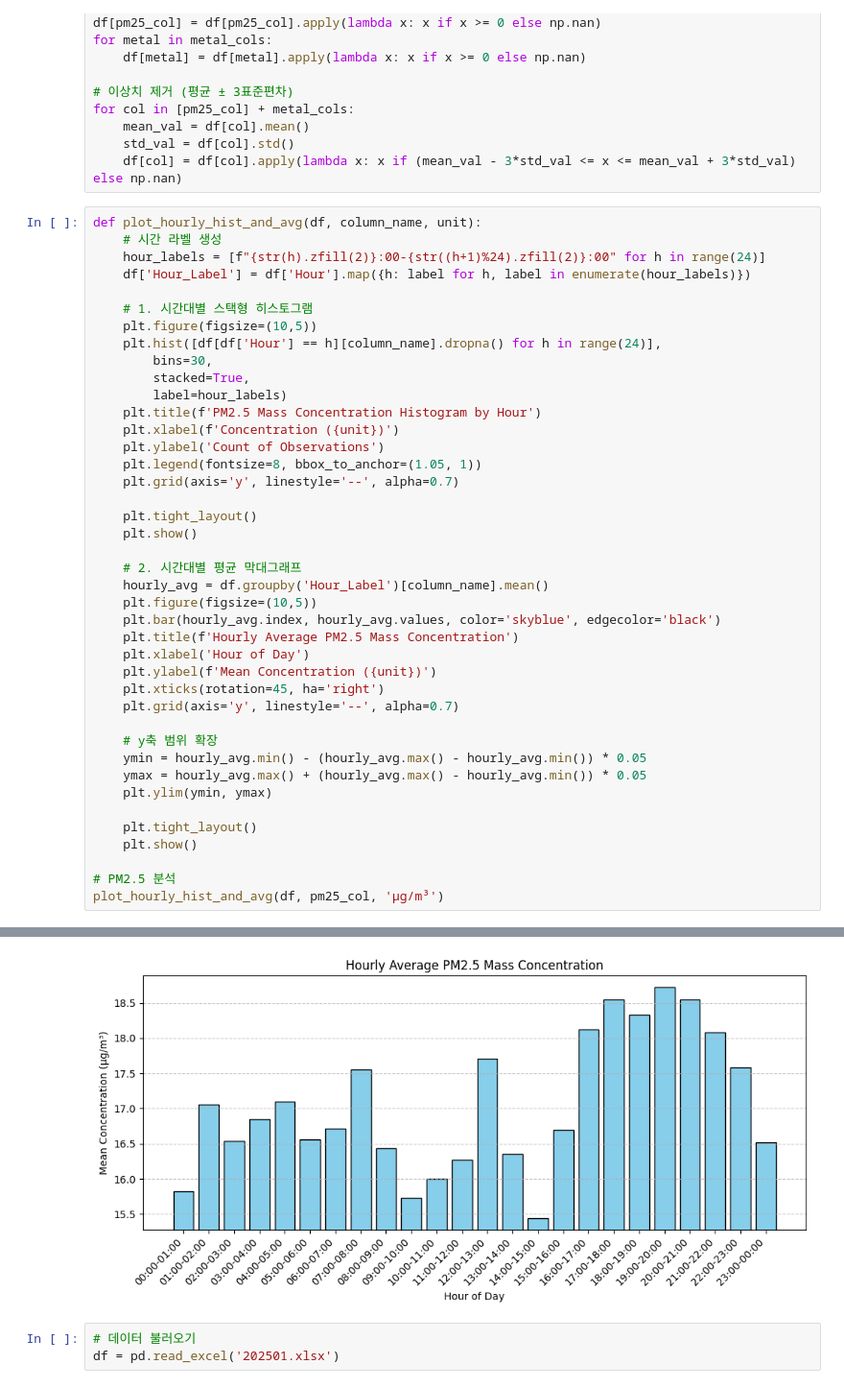
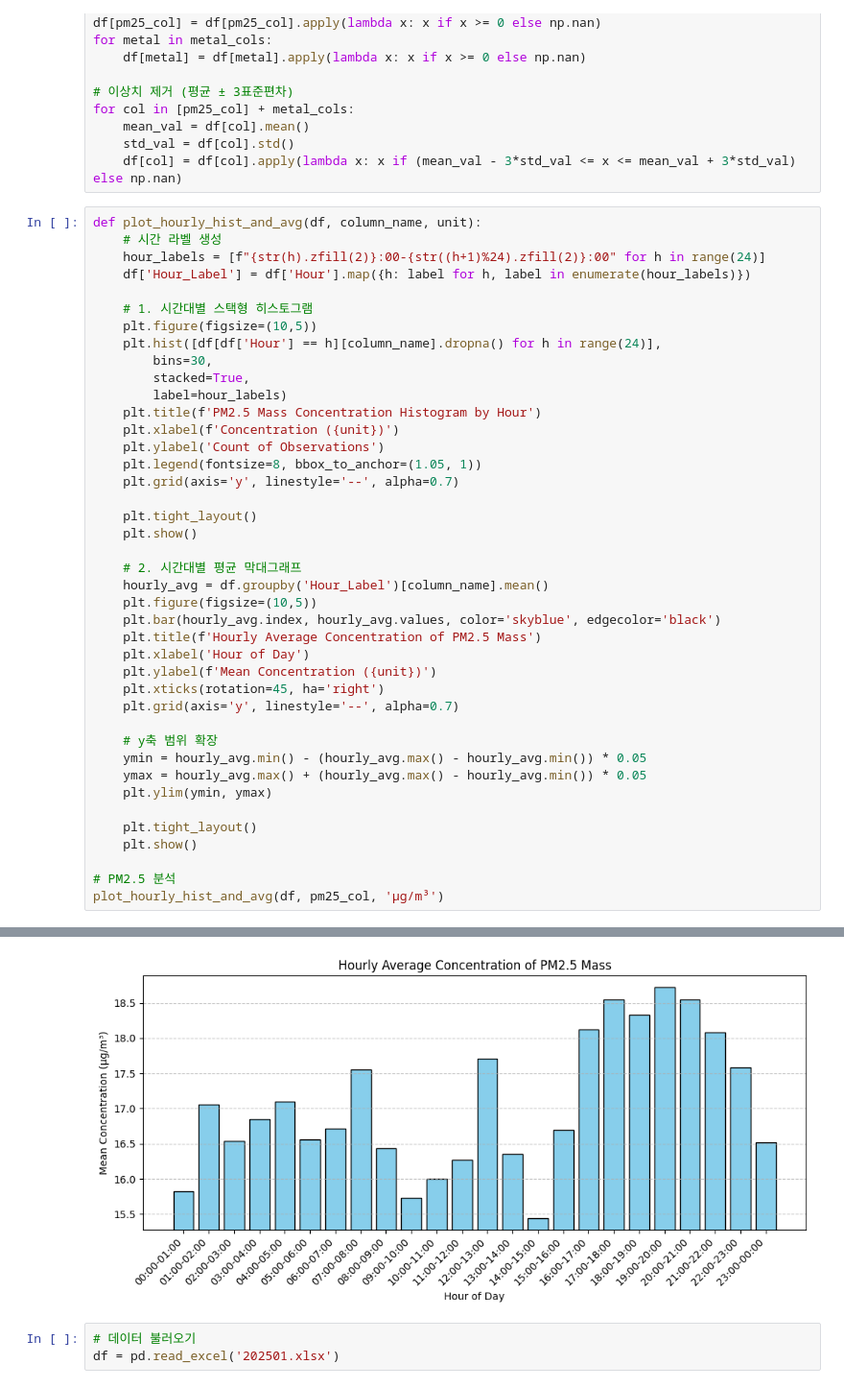
Before and after one commit to hyen0322/Data, a Jupyter notebook: PM2.5 Histogram.ipynb, the cells around one changed output, grey strips where cells are left out. Shown at 96% size. Saved outputs shown, nothing was run; the diff lists cells and outputs as text.

```diff
--- a/PM2.5 Histogram.ipynb
+++ b/PM2.5 Histogram.ipynb
@@ -109,35 +109,35 @@ def plot_hourly_hist_and_avg(df, column_name, unit):
     plt.title(f'PM2.5 Mass Concentration Histogram by Hour')
     plt.xlabel(f'Concentration ({unit})')
     plt.ylabel('Count of Observations')
     plt.legend(fontsize=8, bbox_to_anchor=(1.05, 1))
     plt.grid(axis='y', linestyle='--', alpha=0.7)
 
     plt.tight_layout()
     plt.show()
 
     # 2. 시간대별 평균 막대그래프
     hourly_avg = df.groupby('Hour_Label')[column_name].mean()
     plt.figure(figsize=(10,5))
     plt.bar(hourly_avg.index, hourly_avg.values, color='skyblue', edgecolor='black')
-    plt.title(f'Hourly Average PM2.5 Mass Concentration')
+    plt.title(f'Hourly Average Concentration of PM2.5 Mass')
     plt.xlabel('Hour of Day')
     plt.ylabel(f'Mean Concentration ({unit})')
     plt.xticks(rotation=45, ha='right')
     plt.grid(axis='y', linestyle='--', alpha=0.7)
 
     # y축 범위 확장
     ymin = hourly_avg.min() - (hourly_avg.max() - hourly_avg.min()) * 0.05
     ymax = hourly_avg.max() + (hourly_avg.max() - hourly_avg.min()) * 0.05
     plt.ylim(ymin, ymax)
 
     plt.tight_layout()
     plt.show()
 
 # PM2.5 분석
 plot_hourly_hist_and_avg(df, pm25_col, 'µg/m³')
 # %% [output]
 [figure]
-[figure, old version]
+[figure, new version]
 # %%
 # 데이터 불러오기
 df = pd.read_excel('202501.xlsx')
```
